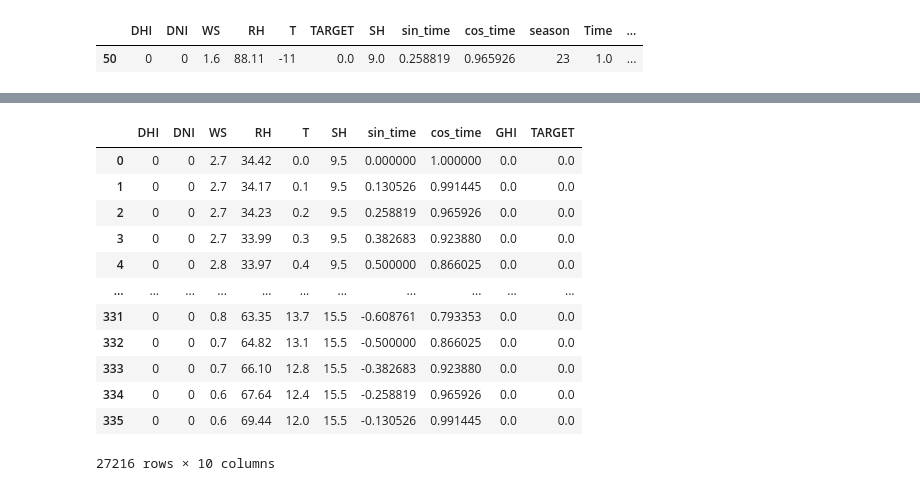
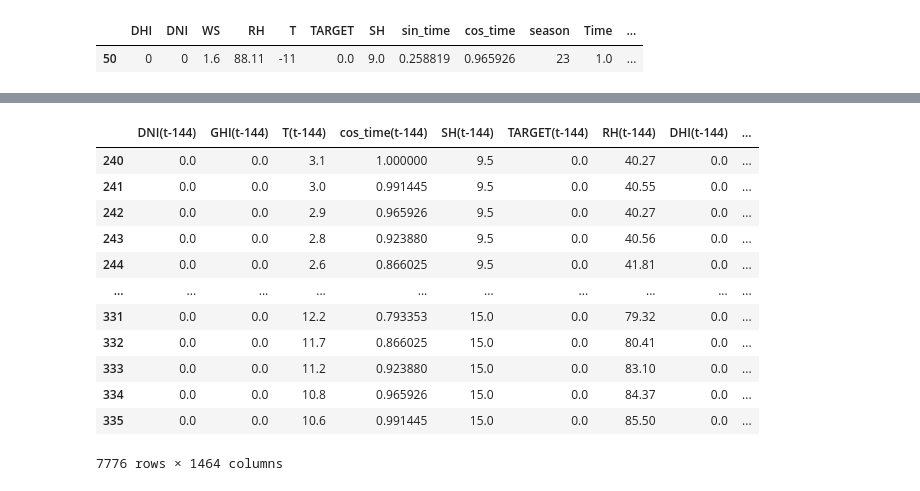
Before and after one commit to marvelous-koala/unlimited_power, a Jupyter notebook: 합치기_전_임시작업/MJ/절기/GHI.ipynb, the cells around one changed output, grey strips where cells are left out. Drawn from its saved outputs; the diff is of its cells as text; code cells hidden in the pictures.

```diff
--- a/합치기_전_임시작업/MJ/절기/GHI.ipynb
+++ b/합치기_전_임시작업/MJ/절기/GHI.ipynb
@@ -352,6 +457,6 @@ dataset5.iloc[50:51,:]
 |  | DHI | DNI | WS | RH | T | TARGET | SH | sin_time | cos_time | season | Time | ... |
 | 50 | 0 | 0 | 1.6 | 88.11 | -11 | 0.0 | 9.0 | 0.258819 | 0.965926 | 23 | 1.0 | ... |
 # %%
-testset6 = testset5[['DHI', 'DNI', 'WS', 'RH', 'T','SH', 'sin_time', 'cos_time', 'GHI', 'TARGET']]
+testset6 = testset5[['DHI', 'DNI', 'WS', 'RH', 'T','SH', 'sin_time', 'cos_time', 'GHI', 'season', 'TARGET']]
 testset6.head(10)
 # %% [output]
@@ -371,0 +474,3 @@ testset6.head(10)
+# %%
+testset7 = test_to_supervised(testset6, n_days)
+testset7
@@ -371,0 +491,4 @@ testset6.head(10)
+# %%
+testset8 = encoding(testset7)
+testset8.drop('season', axis = 1, inplace = True)
+testset8
@@ -371,0 +509,3 @@ testset6.head(10)
+# %%
+testset9 = testset8.iloc[-96:,:]
+testset9
@@ -372,46 +526,53 @@ testset6.head(10)
 # %%
 df_test = []
 
 # 예시 코드
 # 아직 유진이 어떻게 변수 추가할 지 몰라서 to_supervised는 쓰지 않았음.
 
 for i in range(81):
     file_path = '/content/drive/MyDrive/Jupyter/unlimited_power/raw_data/test/' + str(i) + '.csv'
     new_path = '/content/drive/MyDrive/Jupyter/unlimited_power/raw_data/test/adj_test/' + str(i) + '.csv'
     file_name = str(i) + '.csv'
 
+    # adj_test에서 가져와야 하므로 new_path에서 불러온다
     temp = pd.read_csv(new_path)
     temp.drop('Unnamed: 0', axis = 1, inplace = True)
+    testset = temp.copy()
 
-    testset = temp.copy()
+    # 24로 저장한 24절기 season으로 이름 바꾸기
     testset.rename(columns = {'24' : 'season'}, inplace = True)
 
+    # 이 다음은 trainset과 동일한 전처리, season은 이미 구해져 있으므로 구하지 않음
     testset2 = drop_clms(testset)
     testset2.drop(['Hour', 'Minute','Date'], axis=1,inplace=True)
     testset3 = cos_time(testset2)
     testset4 = testset3[['DHI', 'DNI', 'WS', 'RH', 'T', 'TARGET', 'SH', 'sin_time', 'cos_time','season', 'Time']]
+
     testset5 = testset4.copy()
     testset5['GHI'] = testset4.apply(lambda x: HRA(x.DHI, x.DNI, x.season, x.Time), axis=1)
-    testset6 = testset5[['DHI', 'DNI', 'WS', 'RH', 'T','SH', 'sin_time', 'cos_time', 'GHI', 'TARGET']]
+    testset6 = testset5[['DHI', 'DNI', 'WS', 'RH', 'T','SH', 'sin_time', 'cos_time', 'GHI', 'season', 'TARGET']]
+    testset7 = test_to_supervised(testset6, n_days)
 
-    # testset7 = RG.series_to_supervised(testset6, n_days, dropnan=False)
-    # testset3 = testset2.iloc[-ticks:, :]
-    df_test.append(testset6)
+    testset8 = encoding(testset7)
+    testset8.drop('season', axis = 1, inplace = True)
+    testset9 = testset8.iloc[-96:,:]
+
+    df_test.append(testset9)
 
 X_test = pd.concat(df_test)
 # X_test = X_test.iloc[:, :n_obs]
 X_test
 # %% [output]
-|  | DHI | DNI | WS | RH | T | SH | sin_time | cos_time | GHI | TARGET |
-| 0 | 0 | 0 | 2.7 | 34.42 | 0.0 | 9.5 | 0.000000 | 1.000000 | 0.0 | 0.0 |
-| 1 | 0 | 0 | 2.7 | 34.17 | 0.1 | 9.5 | 0.130526 | 0.991445 | 0.0 | 0.0 |
-| 2 | 0 | 0 | 2.7 | 34.23 | 0.2 | 9.5 | 0.258819 | 0.965926 | 0.0 | 0.0 |
-| 3 | 0 | 0 | 2.7 | 33.99 | 0.3 | 9.5 | 0.382683 | 0.923880 | 0.0 | 0.0 |
-| 4 | 0 | 0 | 2.8 | 33.97 | 0.4 | 9.5 | 0.500000 | 0.866025 | 0.0 | 0.0 |
-| ... | ... | ... | ... | ... | ... | ... | ... | ... | ... | ... |
-| 331 | 0 | 0 | 0.8 | 63.35 | 13.7 | 15.5 | -0.608761 | 0.793353 | 0.0 | 0.0 |
-| 332 | 0 | 0 | 0.7 | 64.82 | 13.1 | 15.5 | -0.500000 | 0.866025 | 0.0 | 0.0 |
-| 333 | 0 | 0 | 0.7 | 66.10 | 12.8 | 15.5 | -0.382683 | 0.923880 | 0.0 | 0.0 |
-| 334 | 0 | 0 | 0.6 | 67.64 | 12.4 | 15.5 | -0.258819 | 0.965926 | 0.0 | 0.0 |
-| 335 | 0 | 0 | 0.6 | 69.44 | 12.0 | 15.5 | -0.130526 | 0.991445 | 0.0 | 0.0 |
+|  | DNI(t-144) | GHI(t-144) | T(t-144) | cos_time(t-144) | SH(t-144) | TARGET(t-144) | RH(t-144) | DHI(t-144) | ... |
+| 240 | 0.0 | 0.0 | 3.1 | 1.000000 | 9.5 | 0.0 | 40.27 | 0.0 | ... |
+| 241 | 0.0 | 0.0 | 3.0 | 0.991445 | 9.5 | 0.0 | 40.55 | 0.0 | ... |
+| 242 | 0.0 | 0.0 | 2.9 | 0.965926 | 9.5 | 0.0 | 40.27 | 0.0 | ... |
+| 243 | 0.0 | 0.0 | 2.8 | 0.923880 | 9.5 | 0.0 | 40.56 | 0.0 | ... |
+| 244 | 0.0 | 0.0 | 2.6 | 0.866025 | 9.5 | 0.0 | 41.81 | 0.0 | ... |
+| ... | ... | ... | ... | ... | ... | ... | ... | ... | ... |
+| 331 | 0.0 | 0.0 | 12.2 | 0.793353 | 15.0 | 0.0 | 79.32 | 0.0 | ... |
+| 332 | 0.0 | 0.0 | 11.7 | 0.866025 | 15.0 | 0.0 | 80.41 | 0.0 | ... |
+| 333 | 0.0 | 0.0 | 11.2 | 0.923880 | 15.0 | 0.0 | 83.10 | 0.0 | ... |
+| 334 | 0.0 | 0.0 | 10.8 | 0.965926 | 15.0 | 0.0 | 84.37 | 0.0 | ... |
+| 335 | 0.0 | 0.0 | 10.6 | 0.991445 | 15.0 | 0.0 | 85.50 | 0.0 | ... |
-27216 rows × 10 columns
+7776 rows × 1464 columns
```
Also changed, not shown: parts of 31 cells of this notebook, 4 other files.
